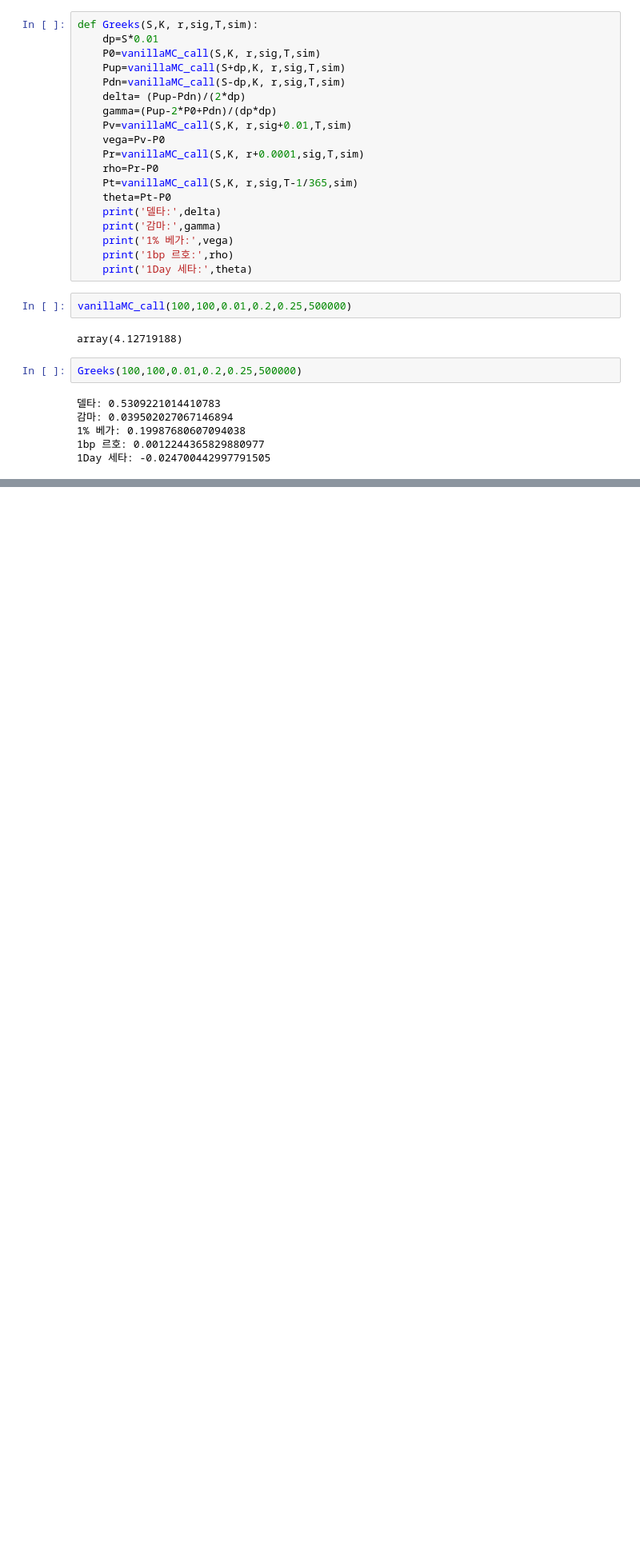
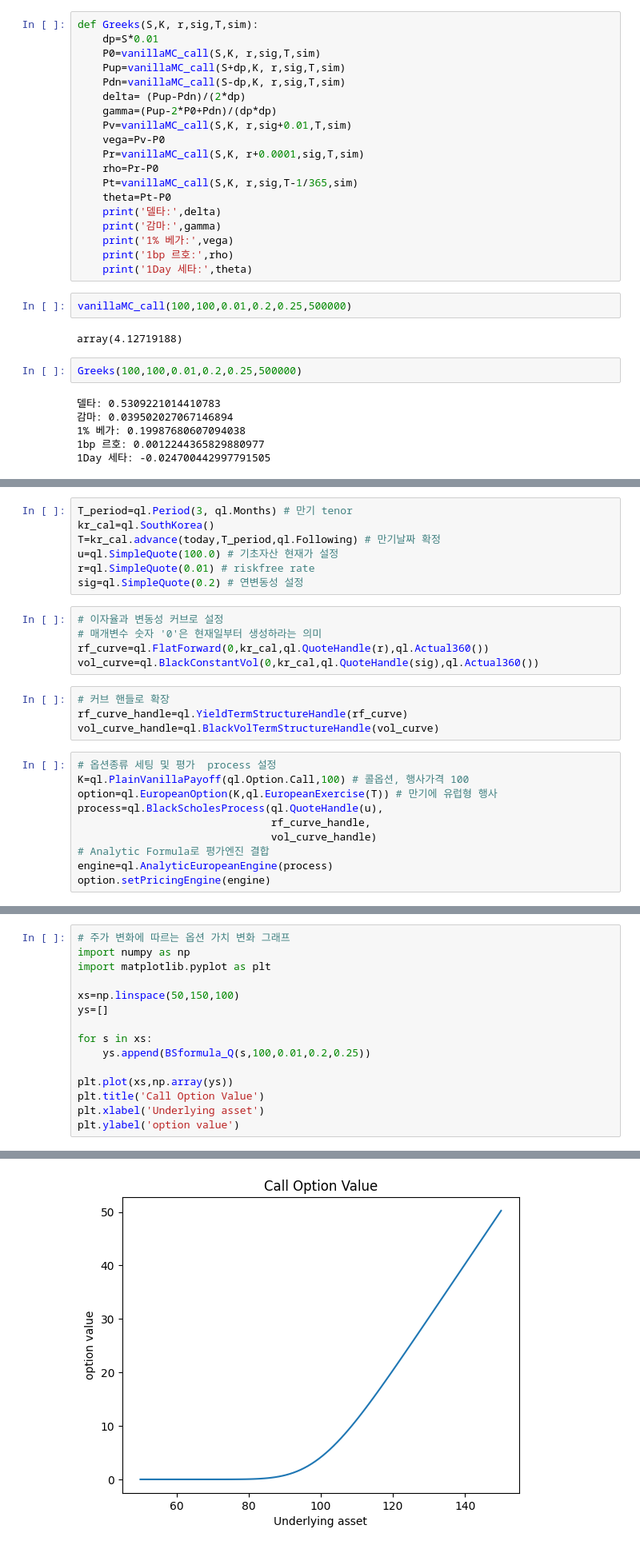
Before and after one commit to HST0077/Financial-Engineering-Python, a Jupyter notebook: Quantlib01.ipynb, the cells around one changed output, grey strips where cells are left out. Shown at 80% size. Drawn from its saved outputs; the diff is of its cells as text; blank space fills up the shorter version.

```diff
--- a/Quantlib01.ipynb
+++ b/Quantlib01.ipynb
@@ -402,0 +406,26 @@ ModuleNotFoundError: No module named 'QuantLib'
+# %%
+T_period=ql.Period(3, ql.Months) # 만기 tenor
+kr_cal=ql.SouthKorea()
+T=kr_cal.advance(today,T_period,ql.Following) # 만기날짜 확정
+u=ql.SimpleQuote(100.0) # 기초자산 현재가 설정
+r=ql.SimpleQuote(0.01) # riskfree rate
+sig=ql.SimpleQuote(0.2) # 연변동성 설정
+# %%
+# 이자율과 변동성 커브로 설정
+# 매개변수 숫자 '0'은 현재일부터 생성하라는 의미
+rf_curve=ql.FlatForward(0,kr_cal,ql.QuoteHandle(r),ql.Actual360())
+vol_curve=ql.BlackConstantVol(0,kr_cal,ql.QuoteHandle(sig),ql.Actual360())
+# %%
+# 커브 핸들로 확장
+rf_curve_handle=ql.YieldTermStructureHandle(rf_curve)
+vol_curve_handle=ql.BlackVolTermStructureHandle(vol_curve)
+# %%
+# 옵션종류 세팅 및 평가  process 설정
+K=ql.PlainVanillaPayoff(ql.Option.Call,100) # 콜옵션, 행사가격 100
+option=ql.EuropeanOption(K,ql.EuropeanExercise(T)) # 만기에 유럽형 행사
+process=ql.BlackScholesProcess(ql.QuoteHandle(u),
+                               rf_curve_handle,
+                               vol_curve_handle)
+# Analytic Formula로 평가엔진 결합
+engine=ql.AnalyticEuropeanEngine(process)
+option.setPricingEngine(engine)
@@ -402,0 +498,16 @@ ModuleNotFoundError: No module named 'QuantLib'
+# %%
+# 주가 변화에 따르는 옵션 가치 변화 그래프
+import numpy as np
+import matplotlib.pyplot as plt
+
+xs=np.linspace(50,150,100)
+ys=[]
+
+for s in xs:
+    ys.append(BSformula_Q(s,100,0.01,0.2,0.25))
+
+plt.plot(xs,np.array(ys))
+plt.title('Call Option Value')
+plt.xlabel('Underlying asset')
+plt.ylabel('option value')
+# %% [output]
@@ -402,0 +515 @@ ModuleNotFoundError: No module named 'QuantLib'
+[figure, added]
```
Also changed, not shown: parts of 19 cells of this notebook.
